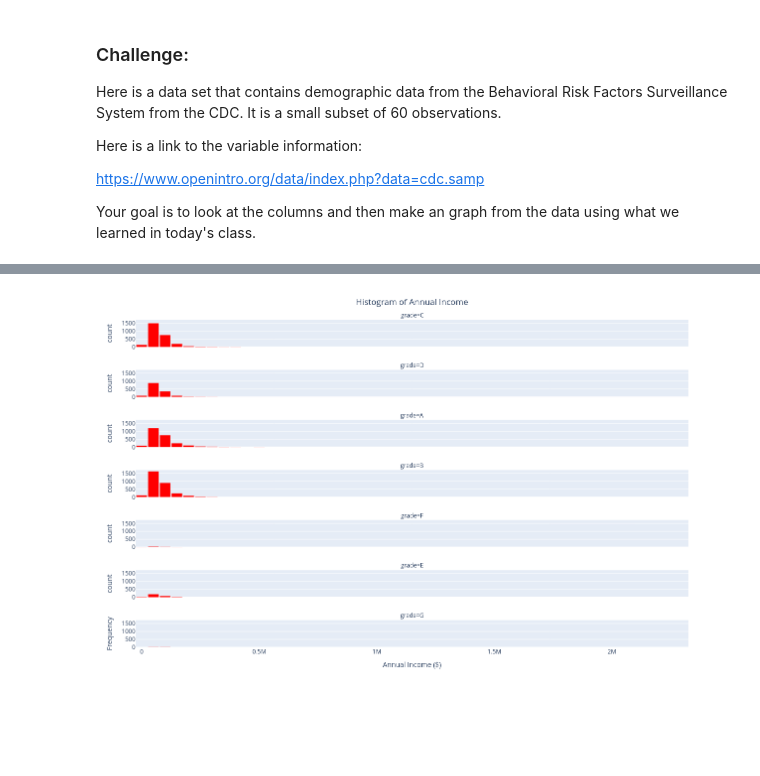
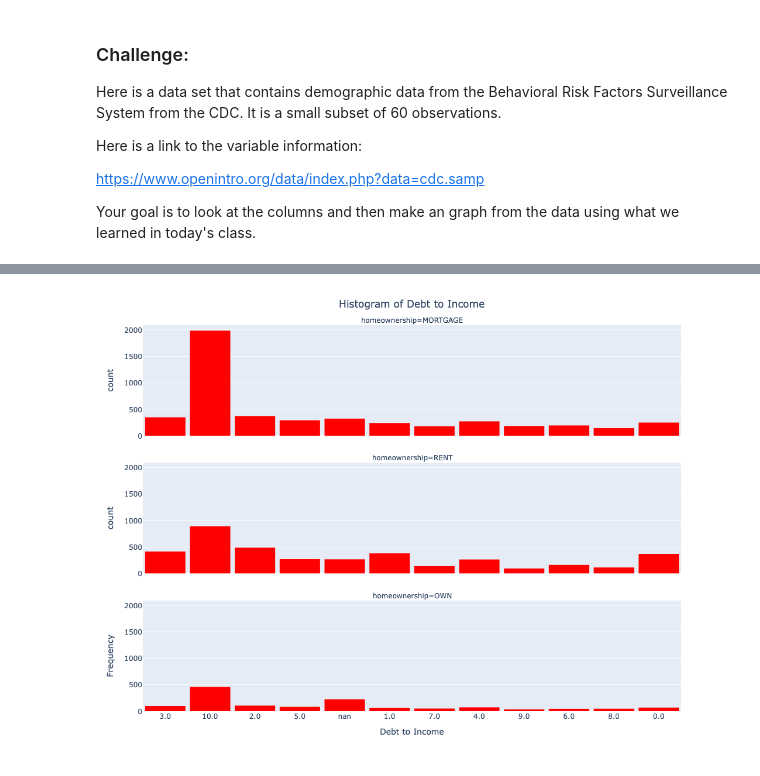
Before and after one commit to kayce-j/Data101study, a Jupyter notebook: Day4/Day4-HW.ipynb, the cells around one changed output, grey strips where cells are left out. Cells and saved outputs as stored; diff of their text form; code cells hidden in the pictures; blank space fills up the shorter version.

```diff
--- a/Day4/Day4-HW.ipynb
+++ b/Day4/Day4-HW.ipynb
@@ -269,20 +269,19 @@ DF
 # %%
 fig = px.histogram(DF,
-                  x='annual_income',
-                  nbins=64,
-                  facet_col='grade',
+                  x='emp_length_str',
+                  facet_col='homeownership',
                   facet_col_wrap=1,
                   color_discrete_sequence=['red'])
-
+fig.update_traces(dict(marker_line_width=0))
 fig.update_layout(bargap=0.1,
-                  title='Histogram of Annual Income',
+                  title='Histogram of Debt to Income',
                   title_x=0.5,
-                  xaxis_title="Annual Income ($)",
+                  xaxis_title="Debt to Income",
                   yaxis_title="Frequency",
                   autosize=False,
                   width=800,
                   height=800)
 
 fig.show()
 # %% [output]
-[figure, old version]
+[figure, new version]
```
Also changed, not shown: parts of 5 cells of this notebook.
